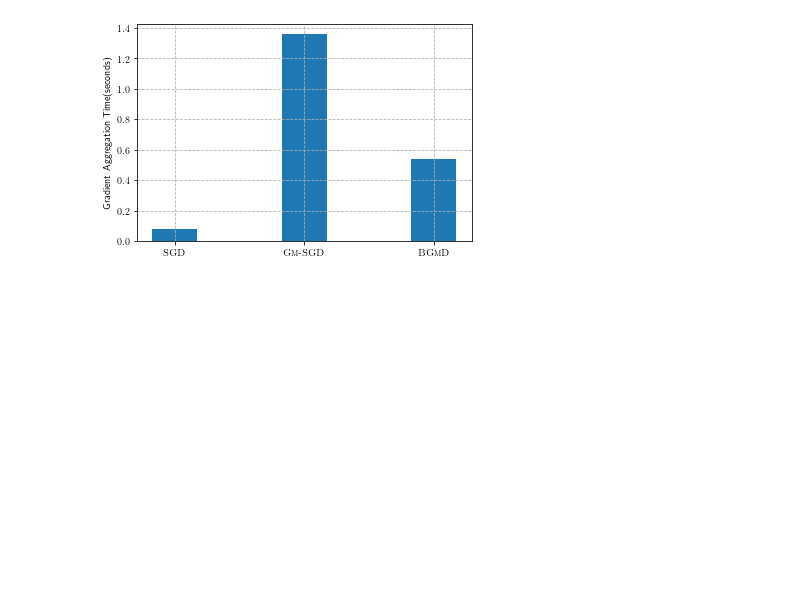
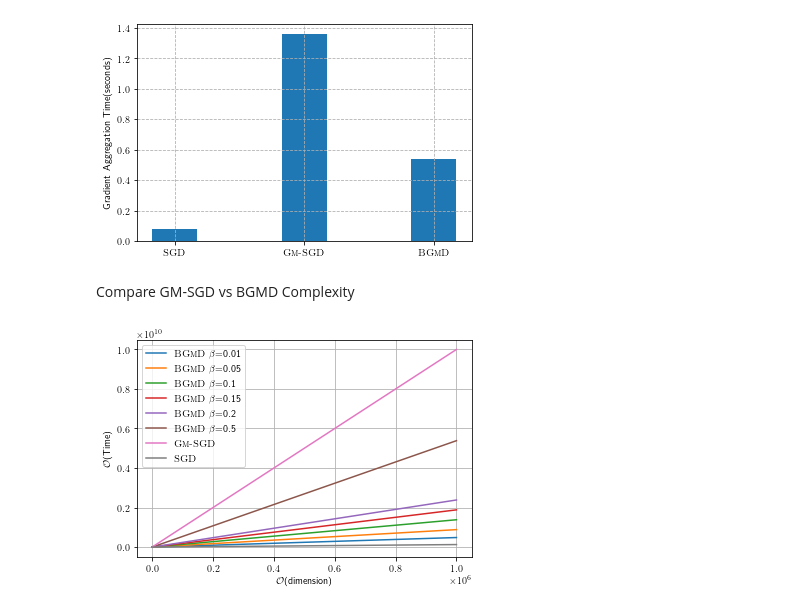
Before and after one commit to anishacharya/Optimization-Mavericks, a Jupyter notebook: playground_.ipynb, the cells around one changed output. Drawn from its saved outputs; the diff is of its cells as text; code cells hidden in the pictures; blank space fills up the shorter version.

```diff
--- a/playground_.ipynb
+++ b/playground_.ipynb
@@ -51,3 +39,41 @@ plt.grid(True, which='both', linestyle='--')
 plt.show()
 # %% [output]
 [figure]
+# %% [markdown]
+Compare GM-SGD vs BGMD Complexity
+# %%
+import numpy as np
+import matplotlib.pyplot as plt
+from matplotlib import rc
+rc('text', usetex=True)
+
+epsilon = 1e-2
+b = 128
+dim = 1e6
+dim = np.arange(1, 1e6, 10)
+
+def gm_sgd(d,epsilon):
+    return (d/epsilon**2)
+
+def sgd(d, b):
+    return b*d
+
+def bgmd(d, epsilon, b, beta):
+    return (d*beta/epsilon**2) + (3*b*d)
+
+y_sgd = [sgd(d, b) for d in dim]
+y_gm = [gm_sgd(d, epsilon) for d in dim]
+for beta in [0.01, 0.05, 0.1, 0.15, 0.2, 0.5]:
+    y_bgmd = [bgmd(d, epsilon, b, beta) for d in dim]
+    plt.plot(dim, y_bgmd, label=r"\textsc{BGmD} $\beta$="+str(beta))
+
+plt.plot(dim, y_gm, label=r"\textsc{Gm-SGD}")
+plt.plot(dim, y_sgd, label=r"\textsc{SGD}")
+
+# plt.yscale('log')
+plt.xlabel(r"$\mathcal{O}$(dimension)")
+plt.ylabel(r"$\mathcal{O}$(Time)")
+plt.legend()
+plt.grid()#True, which='both', linestyle='--')
+# %% [output]
+[figure, added]
```
Also changed, not shown: parts of 4 cells of this notebook, 2 other files.
